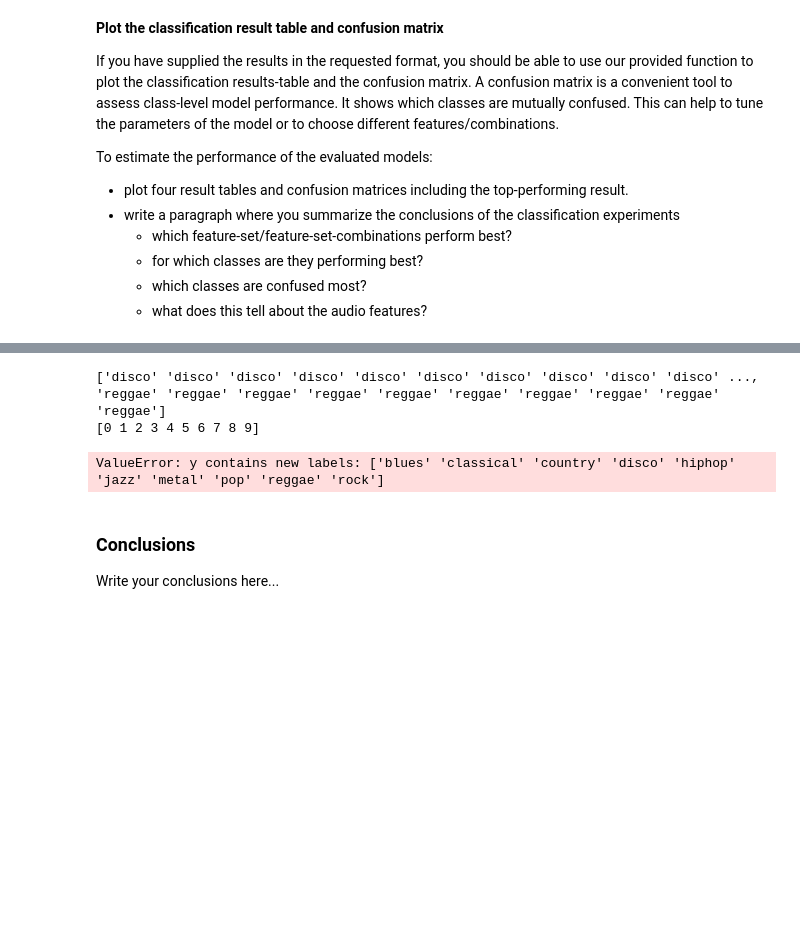
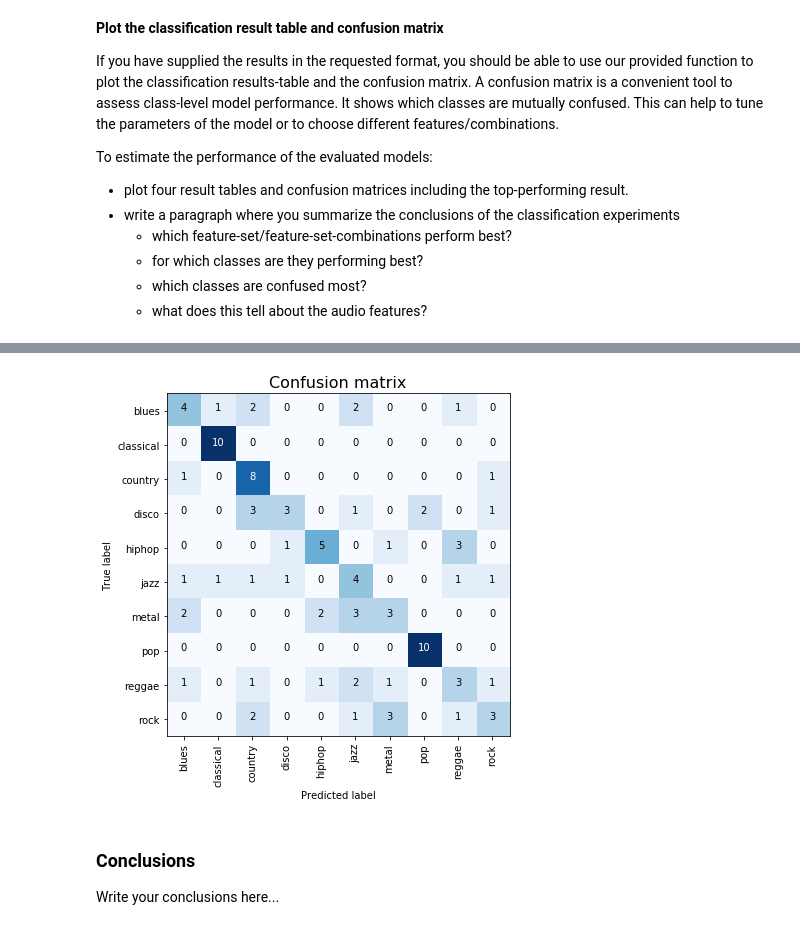
Before and after one commit to felentovic/Information-Retrieval, a Jupyter notebook: Project2/air_assign2_mir.ipynb, the cells around one changed output, grey strips where cells are left out. Drawn from its saved outputs; the diff is of its cells as text; code cells hidden in the pictures; blank space fills up the shorter version.

```diff
--- a/Project2/air_assign2_mir.ipynb
+++ b/Project2/air_assign2_mir.ipynb
@@ -337,9 +337,7 @@ show_classification_results(classification_results_fused)
 # %%
-plot_confusion_matrix(classification_results_fused[("ssd",)], le)
+plot_confusion_matrix(classification_results_fused[("mfcc",)], le)
 # %% [output]
-['disco' 'disco' 'disco' 'disco' 'disco' 'disco' 'disco' 'disco' 'disco' 'disco' ..., 'reggae' 'reggae' 'reggae' 'reggae' 'reggae' 'reggae' 'reggae' 'reggae' 'reggae' 'reggae']
-[0 1 2 3 4 5 6 7 8 9]
-ValueError: y contains new labels: ['blues' 'classical' 'country' 'disco' 'hiphop' 'jazz' 'metal' 'pop' 'reggae' 'rock']
+[figure, added]
 # %%
 import pickle
 out = open("audio_features.p", "wb")
```
Also changed, not shown: parts of 7 cells of this notebook.
